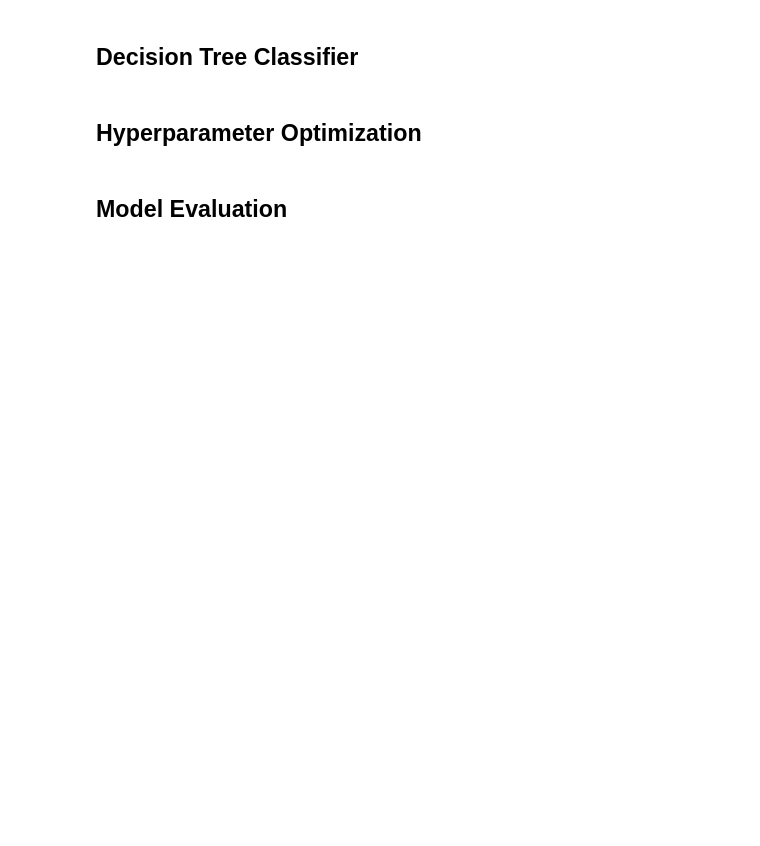
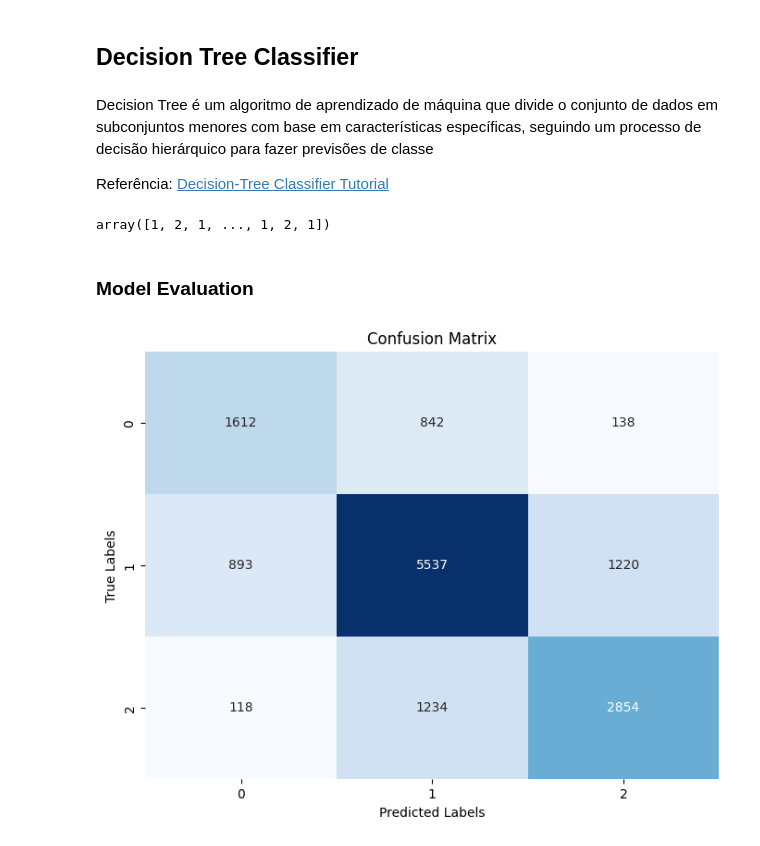
Before and after one commit to daianeklein/dnc, a Jupyter notebook: Credit_score_classification.ipynb, the cells around one changed output. Drawn from its saved outputs; the diff is of its cells as text; code cells hidden in the pictures; blank space fills up the shorter version.

```diff
--- a/Credit_score_classification.ipynb
+++ b/Credit_score_classification.ipynb
@@ -475,6 +523,42 @@ X_train, X_test, y_train, y_test = train_test_split(X, y, test_size=0.2, random_
 # %% [markdown]
 ## Decision Tree Classifier
-# %% [markdown]
-## Hyperparameter Optimization
+# %% [markdown]
+Decision Tree é um algoritmo de aprendizado de máquina que divide o conjunto de dados em subconjuntos menores com base em características específicas, seguindo um processo de decisão hierárquico para fazer previsões de classe
+
+Referência: [Decision-Tree Classifier Tutorial](https://www.kaggle.com/code/prashant111/decision-tree-classifier-tutorial)
+# %%
+DT = DecisionTreeClassifier()
+
+DT.fit(X_train, y_train)
+
+#predict
+y_dt = DT.predict(X_test)
+# %%
+y_dt
+# %% [output]
+array([1, 2, 1, ..., 1, 2, 1])
 # %% [markdown]
-## Model Evaluation
+### Model Evaluation
+# %%
+accuracy_dt = accuracy_score(y_test, y_dt)
+
+# Precision, Recall, F1 Score
+report_dt = classification_report(y_test, y_dt, output_dict=True, target_names=reverse_credit_score_dict)
+precision_dt = report_dt['weighted avg']['precision']
+recall_dt = report_dt['weighted avg']['recall']
+f1_dt = report_dt['weighted avg']['f1-score']
+
+# Confusion Matrix
+
+
+conf_matrix_dt = confusion_matrix(y_test, y_dt)
+# %%
+# Plot confusion matrix
+plt.figure(figsize=(8, 6))
+sns.heatmap(conf_matrix_dt, annot=True, fmt="d", cmap="Blues", cbar=False)
+plt.title("Confusion Matrix")
+plt.xlabel("Predicted Labels")
+plt.ylabel("True Labels")
+plt.show()
+# %% [output]
+[figure, added]
```
Also changed, not shown: parts of 13 cells of this notebook.
